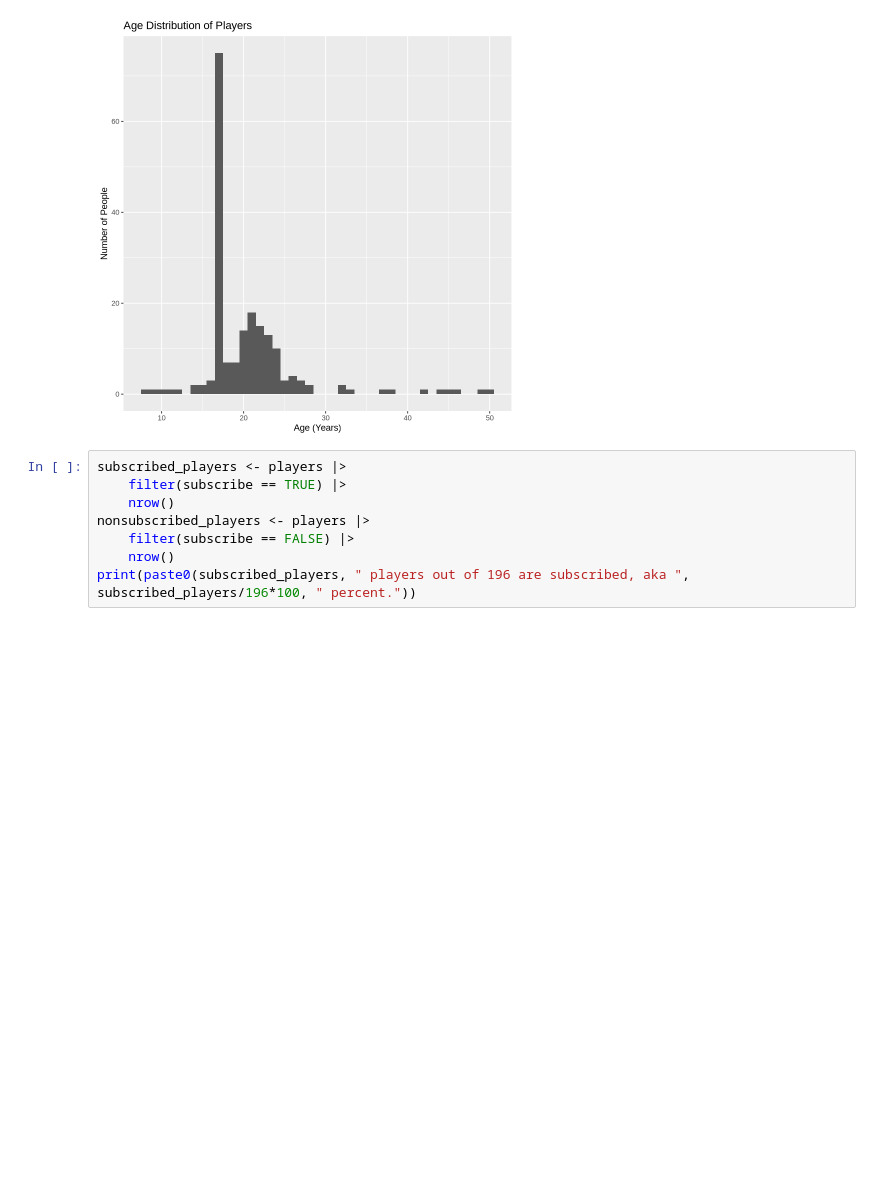
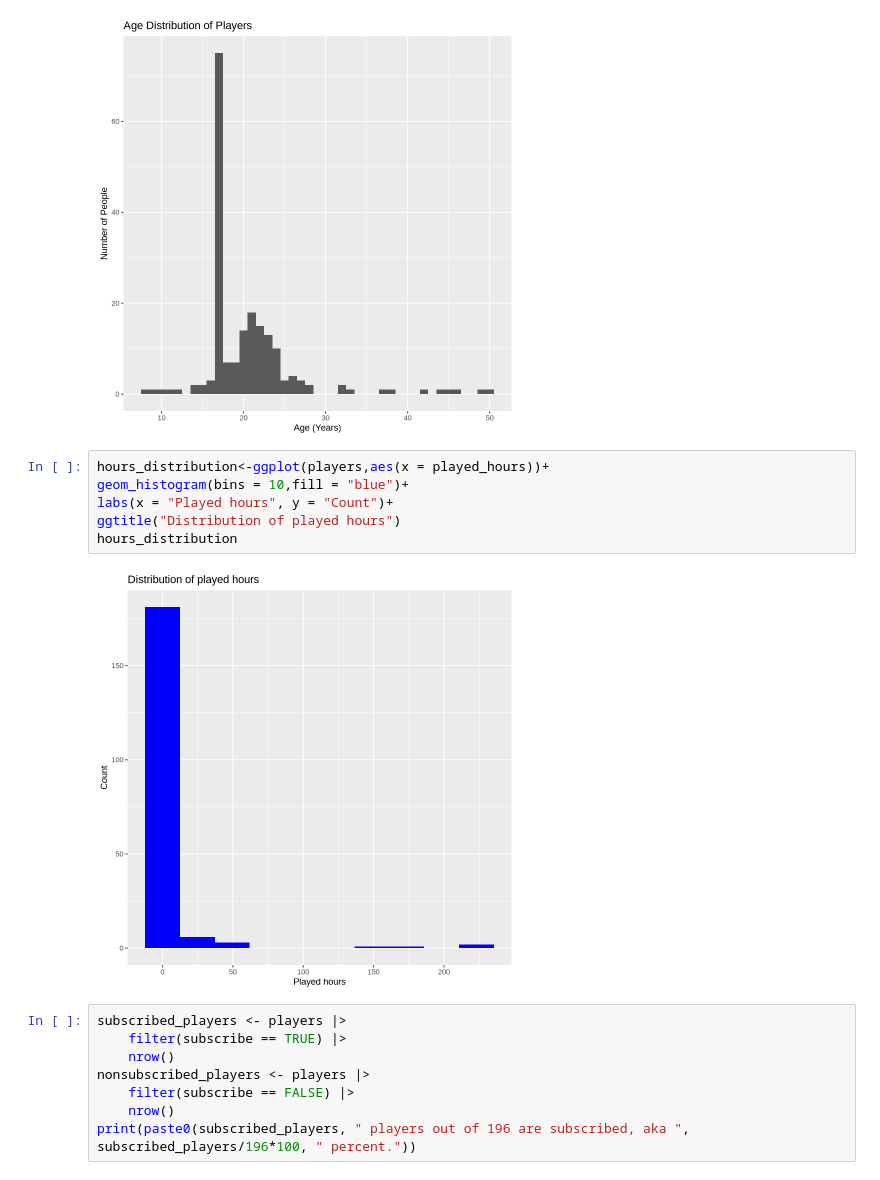
Before and after one commit to nothingbutash/dsci-100-2024w2-group-006-2, a Jupyter notebook: Project.ipynb, the cells around one changed output. Drawn from its saved outputs; the diff is of its cells as text; blank space fills up the shorter version.

```diff
--- a/Project.ipynb
+++ b/Project.ipynb
@@ -113,6 +113,14 @@ A tibble: 1 × 3
 | <dbl> | <dbl> | <dbl> |
 | 20.52062 | 19 | 6.174667 |
 [figure]
+# %%
+hours_distribution<-ggplot(players,aes(x = played_hours))+
+geom_histogram(bins = 10,fill = "blue")+
+labs(x = "Played hours", y = "Count")+
+ggtitle("Distribution of played hours")
+hours_distribution
+# %% [output]
+[figure, added]
 # %%
 subscribed_players <- players |>
     filter(subscribe == TRUE) |>
```
